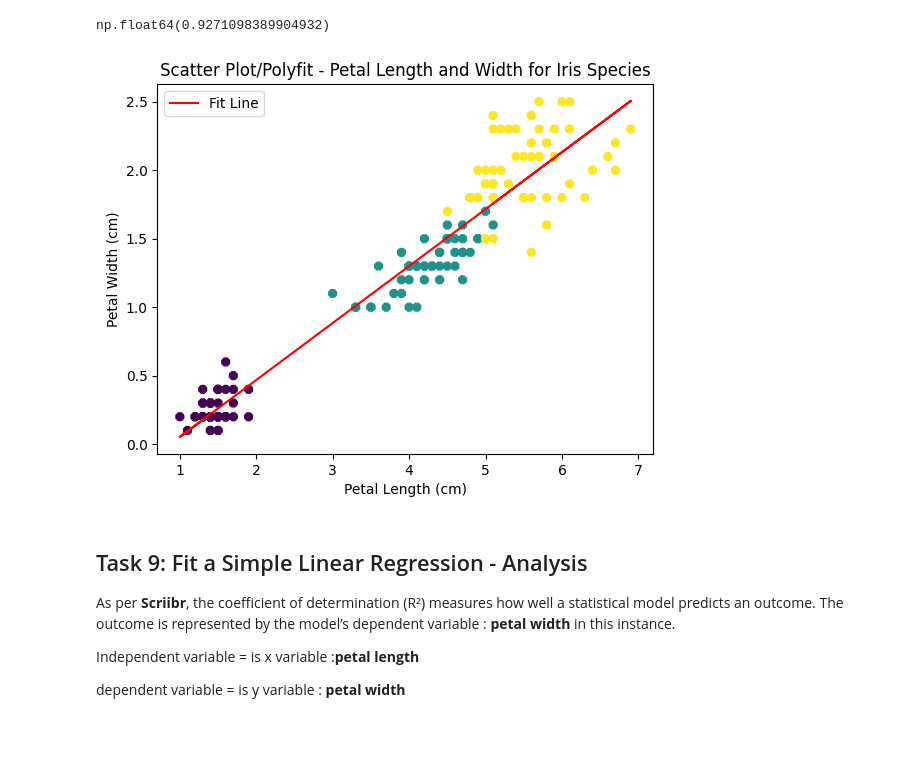
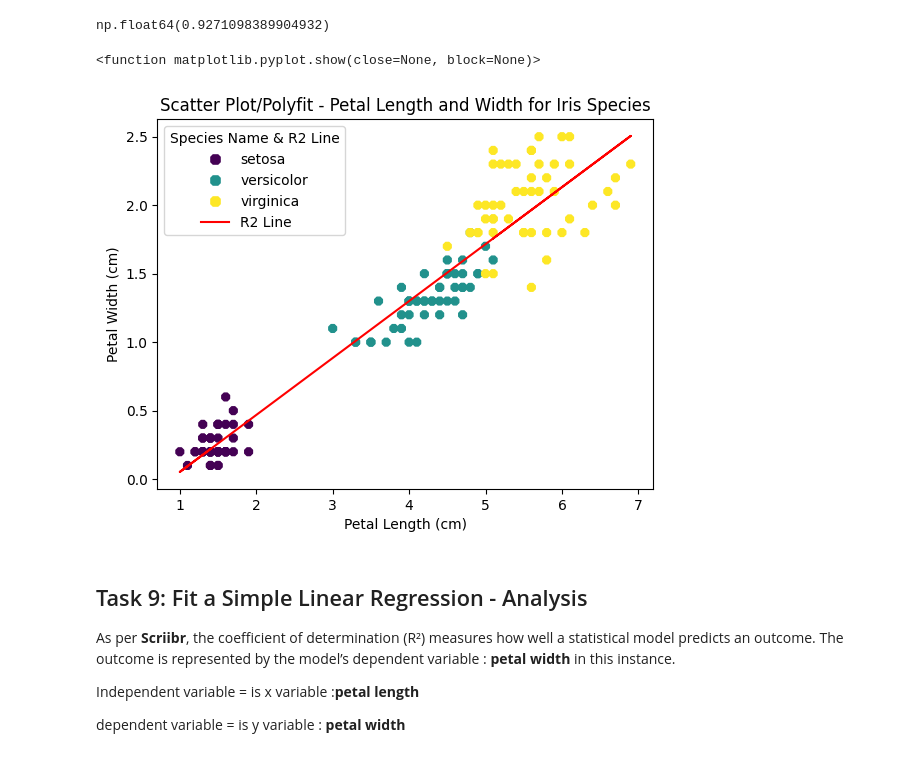
Before and after one commit to Mr-Scarf/principles_of_data_analytics, a Jupyter notebook: tasks.ipynb, the cells around one changed output. Drawn from its saved outputs; the diff is of its cells as text; code cells hidden in the pictures.

```diff
--- a/tasks.ipynb
+++ b/tasks.ipynb
@@ -782,38 +787,62 @@ np.float64(0.9271098389904932)
 ## Task 9: Fit a Simple Linear Regression - Code Cell
 
 #### Re-create the plot from Task 6 and annotate it with the r² value
 
 # Create a figure and an axis
 fig , ax = plt.subplots()
 
 # Scatter plot
 sc_plot = ax.scatter(x,y,marker ='8', c=df['species']) # 'Species' used as numerical input required
 
 # Labels
 ax.set_xlabel('Petal Length (cm)')
 ax.set_ylabel('Petal Width (cm)')
 
 # Add title
 plt.title('Scatter Plot/Polyfit - Petal Length and Width for Iris Species')
 
+# Reference from chatgpt for adding legend
+#I need to add a legend per species to this code- what is the best way to do this?
+#https://chatgpt.com/share/680e41e5-a4f4-800b-9004-faa642337b82
+
+
+# Now use the 'species_name' column for legend labels
+species_labels = df['species_name'].unique()
+codes = df['species'].astype('category').cat.codes.unique()
+
+# Match species names to their correct colors
+colors = sc_plot.cmap(sc_plot.norm(codes))
+
+handles = []
+for species, color in zip(species_labels, colors):
+    handle = plt.Line2D(
+        [], [], marker='8', color='w', markerfacecolor=color,
+        label=species, markersize=10
+    )
+    handles.append(handle)
+
 
 # Fit line using linregress
 fit = sp.stats.linregress(x, y)
 m = fit.slope                 # lecture notes
 c = fit.intercept            # lecture notes
 r_squared = fit.rvalue ** 2  # from above- assign variable
 
 
 # Plot regression line
-ax.plot(x ,m * x + c, color='red', label='Fit Line')
+line_handle, = ax.plot(x ,m * x + c, color='red', label='R2 Line')
 
-# Add Legend
-ax.legend()
+# Add regression line handle to legend handles
+handles.append(line_handle)
+
+# Add the legend
+ax.legend(handles=handles, title="Species Name & R2 Line")
 
 # Show the plot
-plt.show()
+plt.show
 # %% [output]
+<function matplotlib.pyplot.show(close=None, block=None)>
-[figure, old version]
+[figure, new version]
 # %% [markdown]
 ## Task 9: Fit a Simple Linear Regression - Analysis
 
```
Also changed, not shown: parts of 6 cells of this notebook.
